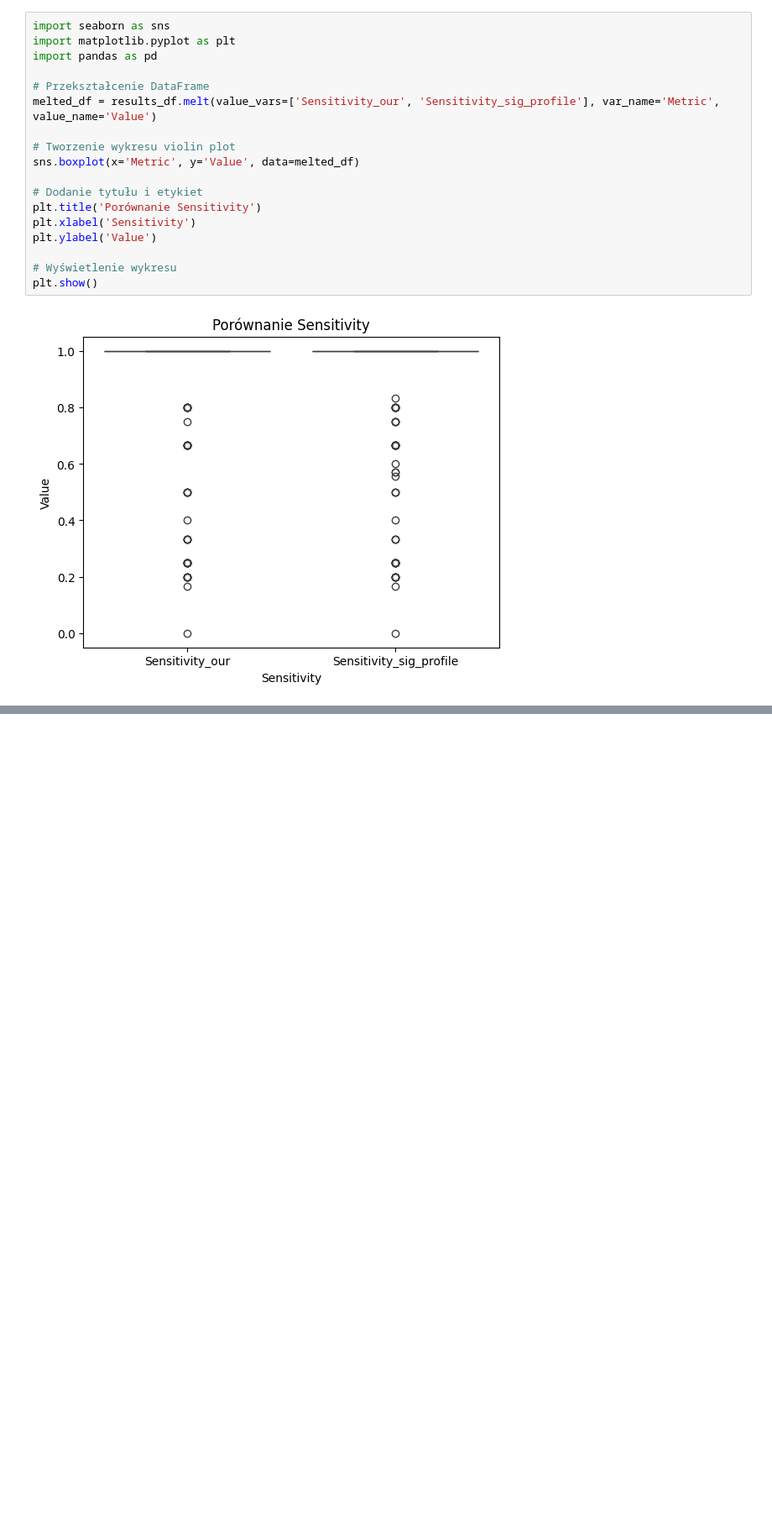
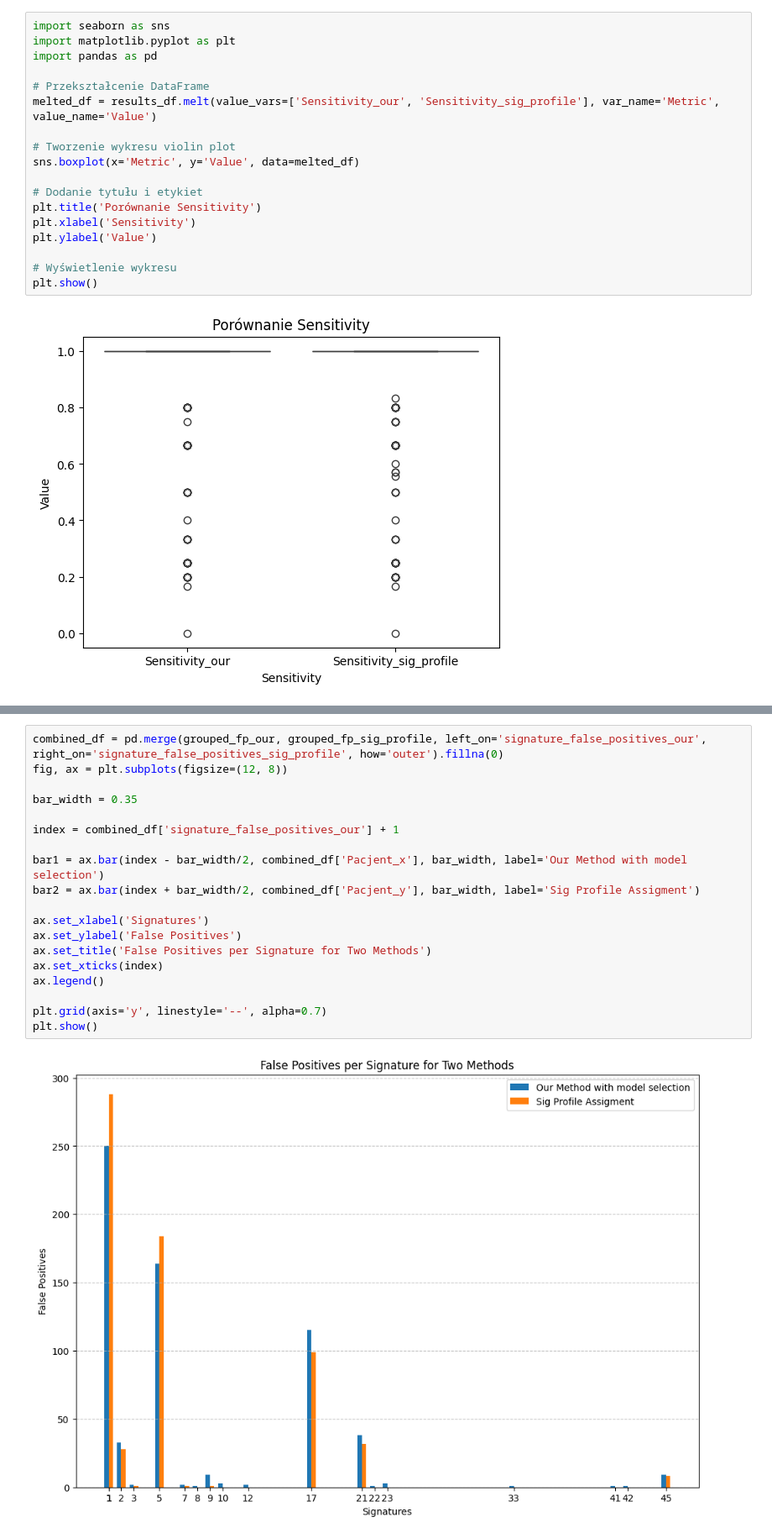
Before and after one commit to marcin119a/data_comparation, a Jupyter notebook: interpretation.ipynb, the cells around one changed output, grey strips where cells are left out. Shown at 84% size. Cells and saved outputs as stored; diff of their text form; blank space fills up the shorter version.

```diff
--- a/interpretation.ipynb
+++ b/interpretation.ipynb
@@ -241,0 +222,21 @@ pd.read_csv('data/M.csv', delimiter='\t')
+# %%
+combined_df = pd.merge(grouped_fp_our, grouped_fp_sig_profile, left_on='signature_false_positives_our', right_on='signature_false_positives_sig_profile', how='outer').fillna(0)
+fig, ax = plt.subplots(figsize=(12, 8))
+
+bar_width = 0.35
+
+index = combined_df['signature_false_positives_our'] + 1
+
+bar1 = ax.bar(index - bar_width/2, combined_df['Pacjent_x'], bar_width, label='Our Method with model selection')
+bar2 = ax.bar(index + bar_width/2, combined_df['Pacjent_y'], bar_width, label='Sig Profile Assigment')
+
+ax.set_xlabel('Signatures')
+ax.set_ylabel('False Positives')
+ax.set_title('False Positives per Signature for Two Methods')
+ax.set_xticks(index)
+ax.legend()
+
+plt.grid(axis='y', linestyle='--', alpha=0.7)
+plt.show()
+# %% [output]
+[figure, added]
```
Also changed, not shown: parts of 34 cells of this notebook, 3 other files.
